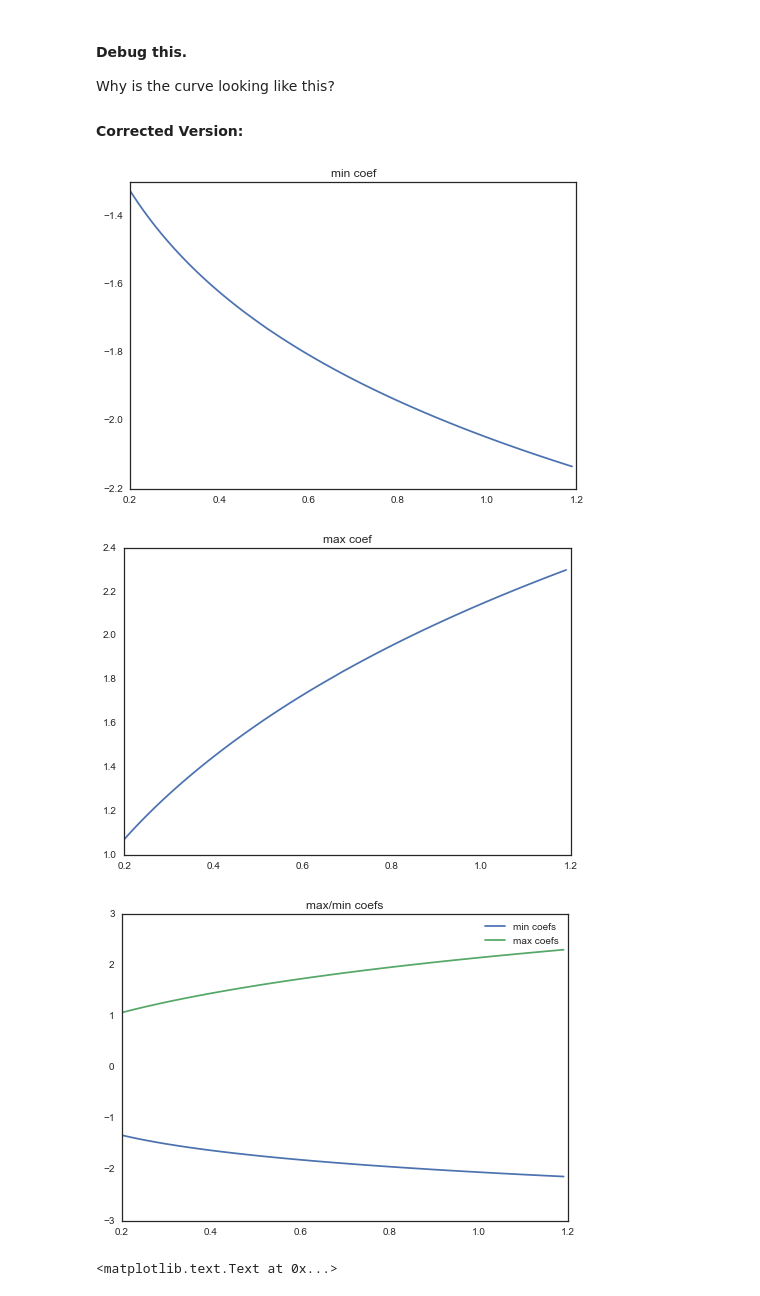
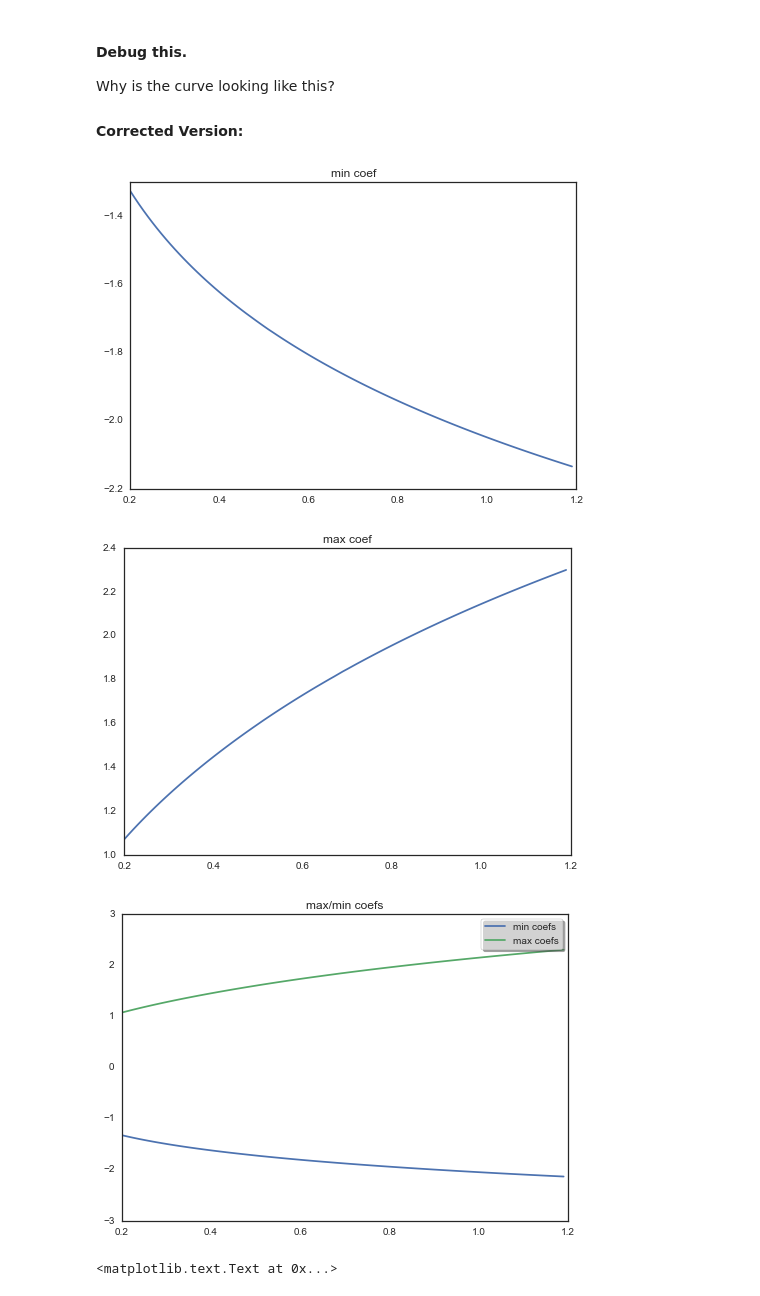
Before and after one commit to sambuddha-roy/presentations, a Jupyter notebook: Veritas.Aug1.2016/Day3_Play_with_data.ipynb, the cells around one changed output. Cells and saved outputs as stored; diff of their text form; code cells hidden in the pictures.

```diff
--- a/Veritas.Aug1.2016/Day3_Play_with_data.ipynb
+++ b/Veritas.Aug1.2016/Day3_Play_with_data.ipynb
@@ -259,34 +259,34 @@ plotMax = np.array([0.0]*len(c_range))
 plotMin = np.array([0.0]*len(c_range))
 scoreArr = np.array([0.0]*len(c_range))
 for i in range(len(c_range)):
     model = LogisticRegression(C = c_range[i], solver = 'liblinear')
     clf = model.fit(X_train, y_train)
     scoreArr[i] = clf.score(X_test, y_test)
     plotMax[i] = np.max(clf.coef_)
     plotMin[i] = np.min(clf.coef_)
 
 # And now plot these
 f, ax = plt.subplots()
 ax.plot(c_range, plotMin)
 ax.set_title("min coef")
 
 f, ax = plt.subplots()
 ax.plot(c_range, plotMax)
 ax.set_title("max coef")
 
 f, ax = plt.subplots()
 ax.plot(c_range, plotMin, label = 'min coefs')
 ax.plot(c_range, plotMax, label = 'max coefs')
 ax.set_title("max/min coefs")
-ax.legend()
+ax.legend(frameon = True, shadow = True, fancybox = True, framealpha = 0.5)
 plt.show()
 
 f, ax = plt.subplots()
 ax.plot(c_range, scoreArr)
 ax.set_title("scores")
 # %% [output]
 [figure]
 [figure]
-[figure, old version]
+[figure, new version]
 <matplotlib.text.Text at 0x...>
 [figure]
```
